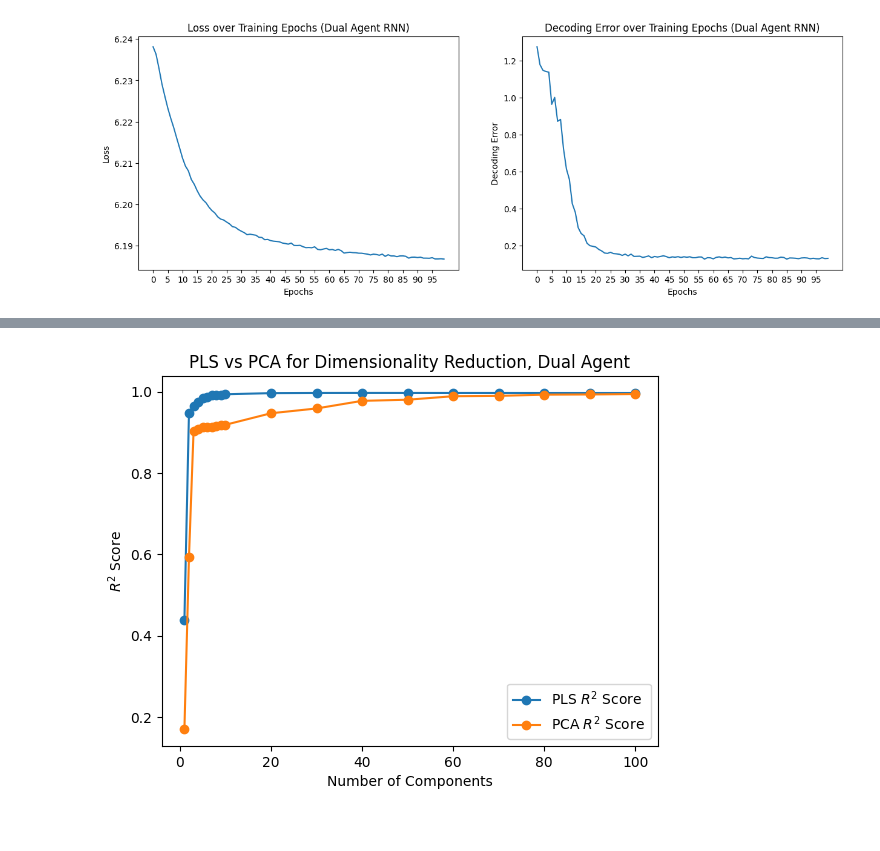
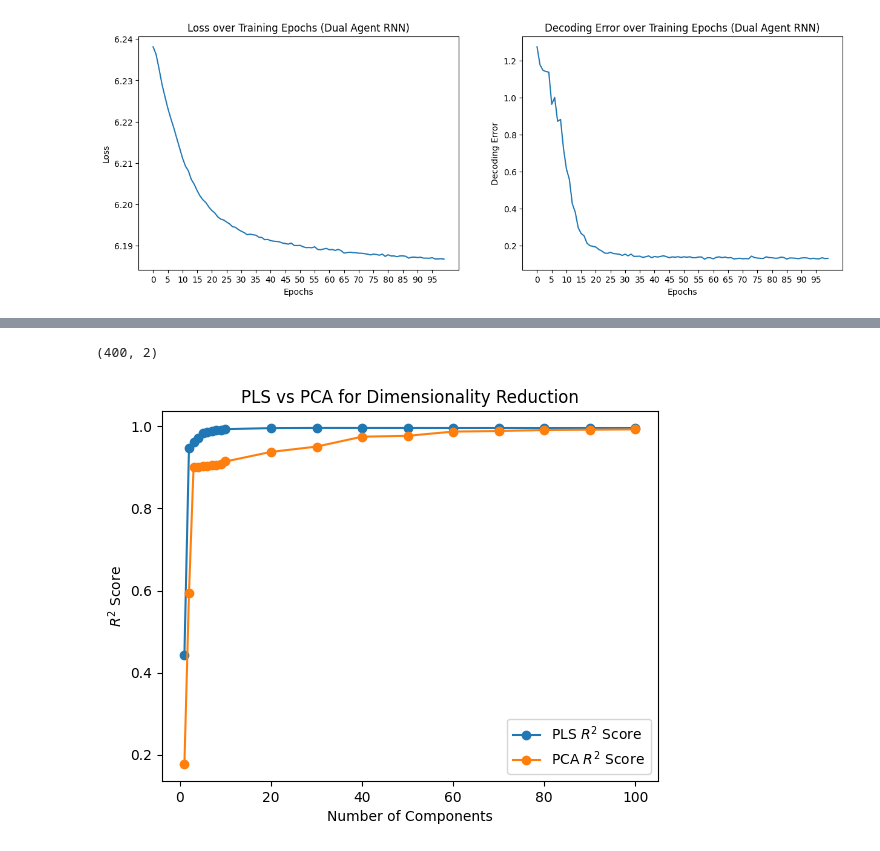
Before and after one commit to geometric-intelligence/neurometry, a Jupyter notebook: tutorials/071_application_dual_agent_rnns.ipynb, the cells around one changed output, grey strips where cells are left out. Cells and saved outputs as stored; diff of their text form; code cells hidden in the pictures.

Commit message:
visualize tori, + dual agents

```diff
--- a/tutorials/071_application_dual_agent_rnns.ipynb
+++ b/tutorials/071_application_dual_agent_rnns.ipynb
@@ -20,7 +22,7 @@ Directory added to path:  /home/facosta/neurometry/neurometry
 import os
 import sys
 
-path = os.getcwd() + "/datasets/rnn_grid_cells"
+path = os.path.join(os.getcwd(), "datasets/rnn_grid_cells")
 sys.path.append(path)
 from neurometry.datasets.load_rnn_grid_cells import load_activations
 # %%
@@ -509,0 +572,17 @@ fig.update_layout(title="Persistence Diagram, Dual Agent")
+# %%
+umap_clusters = umap_dbscan.fit_predict(dual_umap_embedding)
+
+
+def get_data_from_cluster(data, cluster_id):
+    return data[umap_clusters == cluster_id]
+
+
+clusters = []
+
+for i in np.unique(umap_clusters):
+    cluster = get_data_from_cluster(dual_agent_rate_maps[-1], i)
+    clusters.append(cluster)
+
+cluster_id = 0
+neural_points = clusters[cluster_id].reshape(len(clusters[cluster_id]), -1).T
+print(neural_points.shape)
@@ -510,23 +652,29 @@ fig.update_layout(title="Persistence Diagram, Dual Agent")
 # %%
-dual_X = dual_neural_points
+from neurometry.dimension.dimension import (
+    evaluate_PCA_with_different_K,
+    evaluate_pls_with_different_K,
+)
 
-
+box_width = 2.2
+res = 20
+bin_edges = np.linspace(-box_width / 2, box_width / 2, res + 1)
+bin_centers = (bin_edges[:-1] + bin_edges[1:]) / 2
+x_centers, y_centers = np.meshgrid(bin_centers, bin_centers[::-1])
+positions_array = np.stack([x_centers, y_centers], axis=-1)
+# Flatten the coordinate array to shape (400, 2)
+positions = positions_array.reshape(-1, 2)
+print(positions.shape)
+X = neural_points
+Y = positions
 K_values = [i for i in range(1, 10)] + [i for i in range(10, 110, 10)]
-
-pca_r2_scores, pca_transformed_X = evaluate_PCA_with_different_K(dual_X, Y, K_values)
-
-pls_r2_scores, pls_transformed_X = evaluate_pls_with_different_K(dual_X, Y, K_values)
-
+pca_r2_scores, pca_transformed_X = evaluate_PCA_with_different_K(X, Y, K_values)
+pls_r2_scores, pls_transformed_X = evaluate_pls_with_different_K(X, Y, K_values)
 plt.plot(K_values, pls_r2_scores, marker="o", label="PLS $R^2$ Score")
-
 plt.plot(K_values, pca_r2_scores, marker="o", label="PCA $R^2$ Score")
-
 plt.xlabel("Number of Components")
-
 plt.ylabel("$R^2$ Score")
-
-plt.title("PLS vs PCA for Dimensionality Reduction, Dual Agent")
-
+plt.title("PLS vs PCA for Dimensionality Reduction")
 plt.legend();
 # %% [output]
+(400, 2)
-[figure, old version]
+[figure, new version]
```
Also changed, not shown: parts of 49 cells of this notebook, 5 other files.
